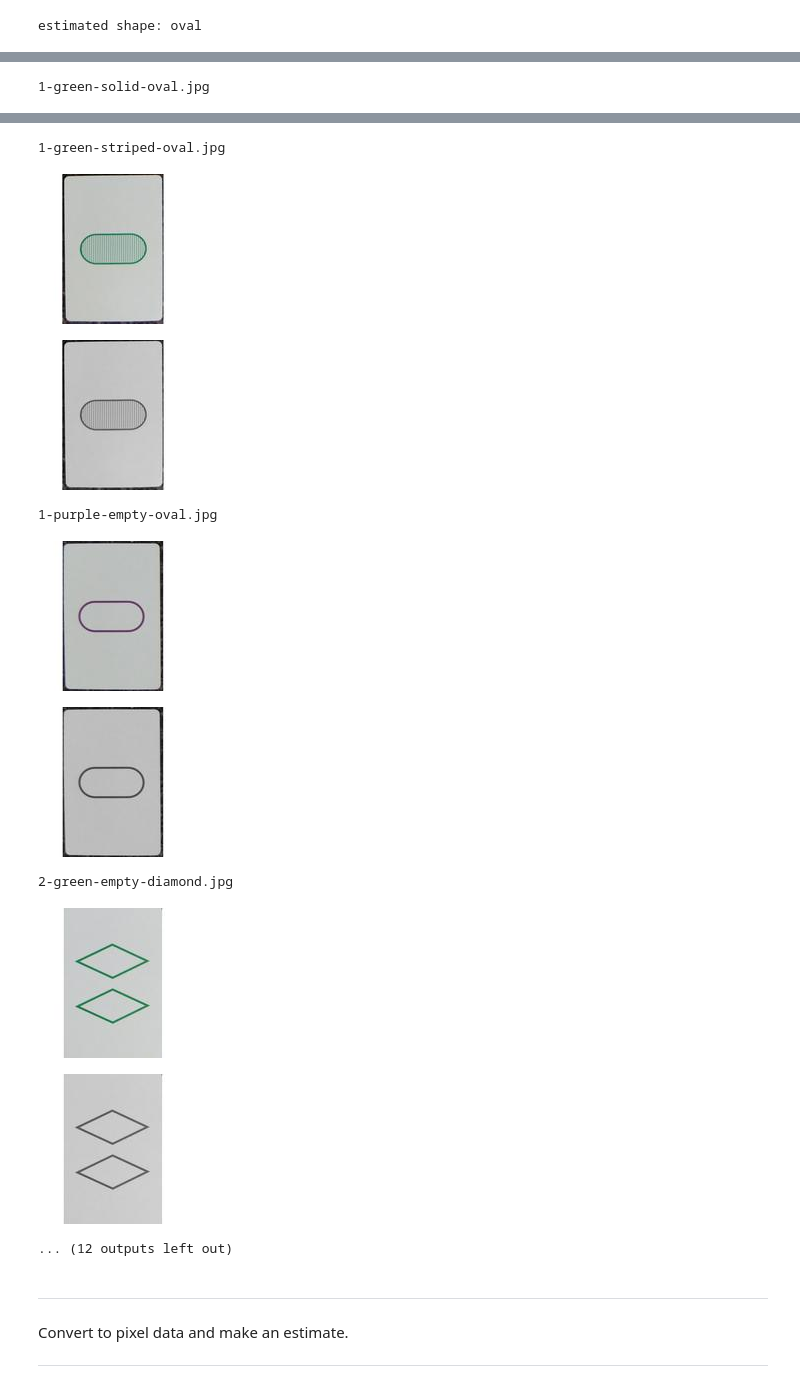
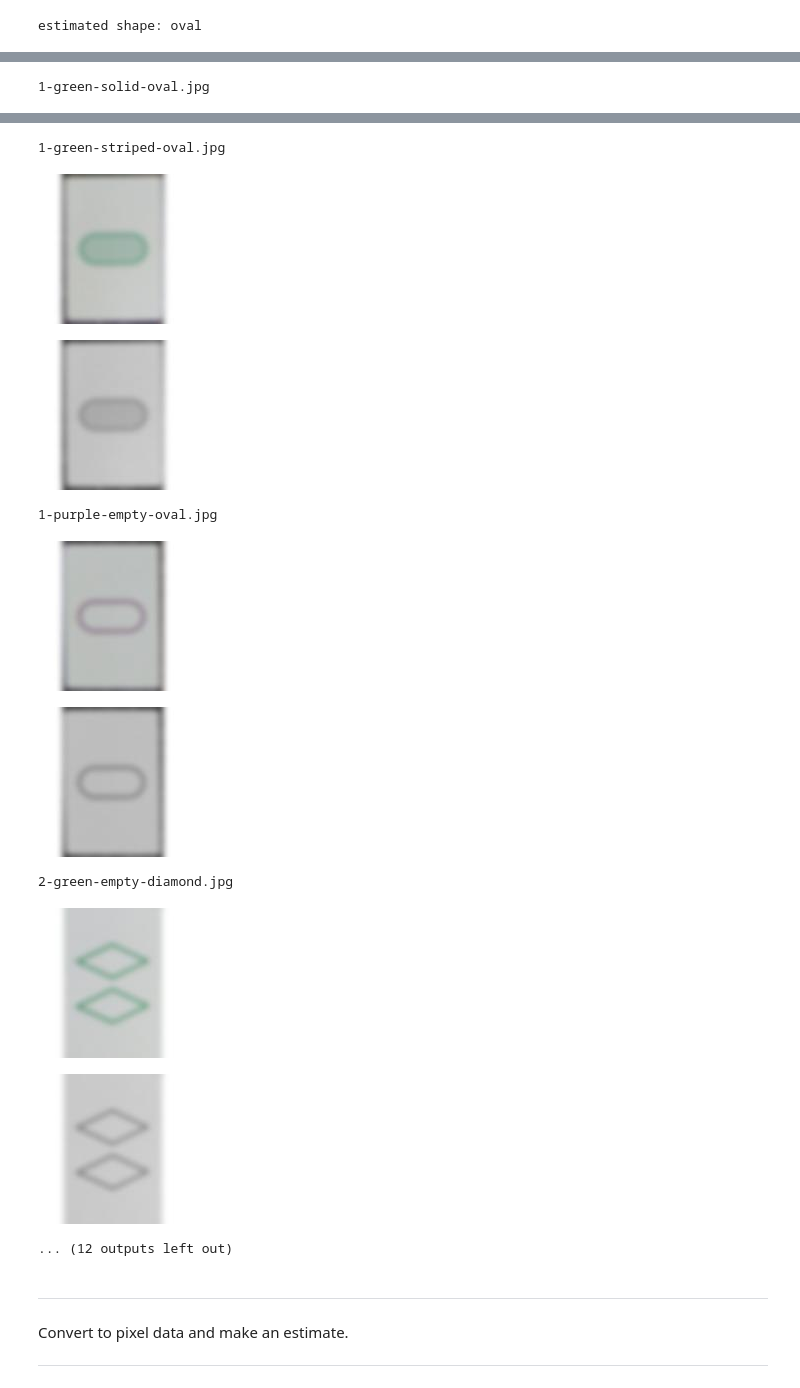
Before and after one commit to yosemitebandit/setbot, a Jupyter notebook: evaluator.ipynb, the cells around one changed output, grey strips where cells are left out. Cells and saved outputs as stored; diff of their text form; code cells hidden in the pictures.

Commit message:
blurs input images in evaluator

```diff
--- a/evaluator.ipynb
+++ b/evaluator.ipynb
@@ -254,15 +254,16 @@ How about real images?  Let's make them square and scale them down.  We also nee
 
 ---
 # %%
+from PIL import ImageFilter
+
+
 input_directory = 'irl-images'
 
-resized_directory = 'irl-resized-images'
-if not os.path.exists(resized_directory):
-  os.makedirs(resized_directory)
-
+blurred_directory = 'irl-blurred-images'
 greyscaled_directory = 'irl-greyscaled-images'
-if not os.path.exists(greyscaled_directory):
-  os.makedirs(greyscaled_directory)
+for directory in (blurred_directory, greyscaled_directory):
+  if not os.path.exists(directory):
+    os.makedirs(directory)
 
 for irl_image_filename in os.listdir(input_directory):
   irl_image_filepath = os.path.join(input_directory, irl_image_filename)
@@ -276,15 +277,17 @@ for irl_image_filename in os.listdir(input_directory):
 
   card_width, card_height = 150, 150
   resized_image = new_image.resize((card_width, card_height), resample=Image.ANTIALIAS)
-  resized_filepath = os.path.join(resized_directory, irl_image_filename)
-  resized_image.save(resized_filepath)
 
+  blurred_image = resized_image.filter(ImageFilter.GaussianBlur(3))
+  blurred_filepath = os.path.join(blurred_directory, irl_image_filename)
+  blurred_image.save(blurred_filepath)
+
+  greyscaled_image = blurred_image.convert('L')
   greyscaled_filepath = os.path.join(greyscaled_directory, irl_image_filename)
-  greyscaled_image = resized_image.convert('L')
   greyscaled_image.save(greyscaled_filepath)
 
   print irl_image_filename
-  display.display(display.Image(filename=resized_filepath))
+  display.display(display.Image(filename=blurred_filepath))
   display.display(display.Image(filename=greyscaled_filepath))
 # %% [output]
 1-green-solid-oval.jpg
@@ -293,12 +296,12 @@ for irl_image_filename in os.listdir(input_directory):
 1-green-striped-oval.jpg
-[figure, old version]
+[figure, new version]
-[figure, old version]
+[figure, new version]
 1-purple-empty-oval.jpg
-[figure, old version]
+[figure, new version]
-[figure, old version]
+[figure, new version]
 2-green-empty-diamond.jpg
-[figure, old version]
+[figure, new version]
-[figure, old version]
+[figure, new version]
 ... (12 outputs left out)
 # %% [markdown]
 ---
```
Also changed, not shown: parts of 3 cells of this notebook, 1 other file.
